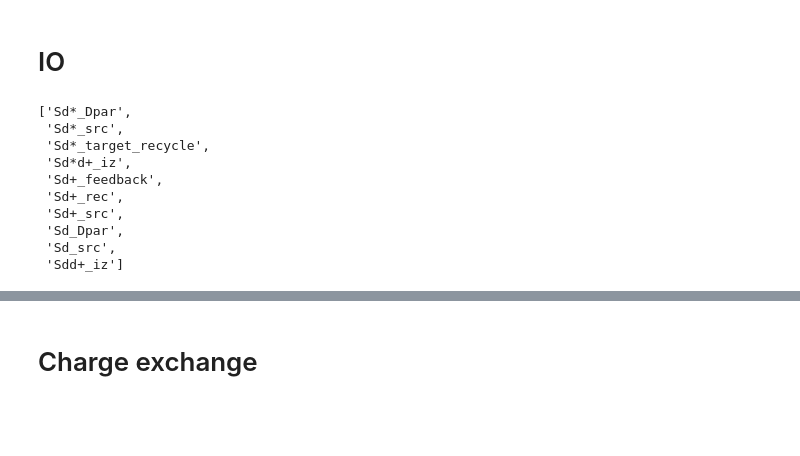
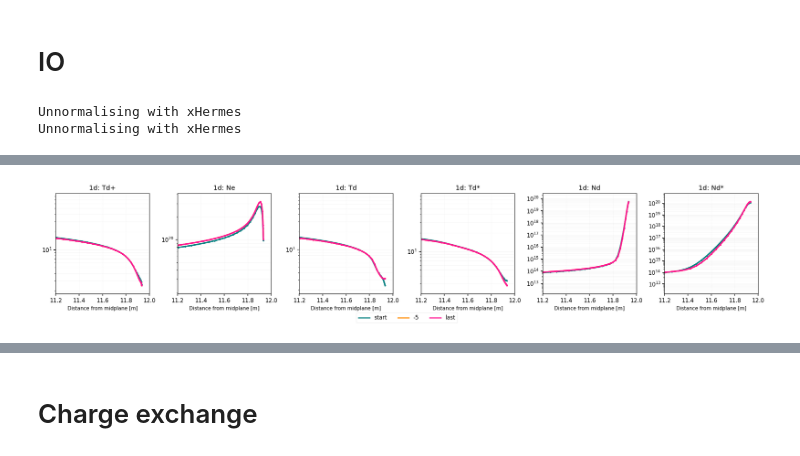
Before and after one commit to mikekryjak/notebooks, a Jupyter notebook: 131/131-2023-11-28 - Hot neutrals dev 1D.ipynb, the cells around one changed output, grey strips where cells are left out. Drawn from its saved outputs; the diff is of its cells as text; code cells hidden in the pictures; blank space fills up the shorter version.

```diff
--- a/131/131-2023-11-28 - Hot neutrals dev 1D.ipynb
+++ b/131/131-2023-11-28 - Hot neutrals dev 1D.ipynb
@@ -38,7 +38,7 @@ from hermes3.utils import *
 # %% [markdown]
 # IO
 # %%
-casestore = dict()
+cs = dict()
 # %%
 db = CaseDB(
     case_dir = r"/ssd_scratch/hcases",
@@ -46,21 +46,30 @@ db = CaseDB(
     )
 
 toload = [
-    dict(name="base", id="hn2-test", unnormalise_geom = True),
+    # dict(name="base", id="hn1-lores_base", unnormalise_geom = True, use_xhermes = True),
+    # dict(name="base_nvn", id="hn1b-add_NVn", unnormalise_geom = True, use_xhermes = True),
+    # dict(name="nbound", id="hn1c-add_neutboundary", unnormalise_geom = True, use_xhermes = True),
+    dict(name="cxiz", id="hn2-cx_iz", unnormalise_geom = True, use_xhermes = True),
+    dict(name="neutbc", id="hn2b-also_neutbc", unnormalise_geom = True, use_xhermes = True),
 ]
 
 for case in toload:
-    casestore[case["name"]] = Load.case_1D(db.casepaths[case["id"]])
+    cs[case["name"]] = Load.case_1D(db.casepaths[case["id"]])
+# %% [output]
+Unnormalising with xHermes
+Unnormalising with xHermes
-# %%
-[x for x in casestore["base"].ds.data_vars if "Sd" in x]
-# %% [output]
-['Sd*_Dpar',
- 'Sd*_src',
- 'Sd*_target_recycle',
- 'Sd*d+_iz',
- 'Sd+_feedback',
- 'Sd+_rec',
- 'Sd+_src',
- 'Sd_Dpar',
- 'Sd_src',
- 'Sdd+_iz']
+# %%
+case = "neutbc"
+lineplot(
+    {
+        "start":cs[case].ds.isel(t=0),
+        "-5":cs[case].ds.isel(t=-5),
+        "last":cs[case].ds.isel(t=-1),
+
+    },
+    clean_guards = True,
+    params = ["Td+", "Ne", "Td", "Td*", "Nd", "Nd*"],
+    regions = ["1d"],
+    xlims=(11.2,12)
+)
+# %% [output]
@@ -66,0 +79 @@ for case in toload:
+[figure, added]
```
Also changed, not shown: parts of 16 cells of this notebook, 11 other files.
